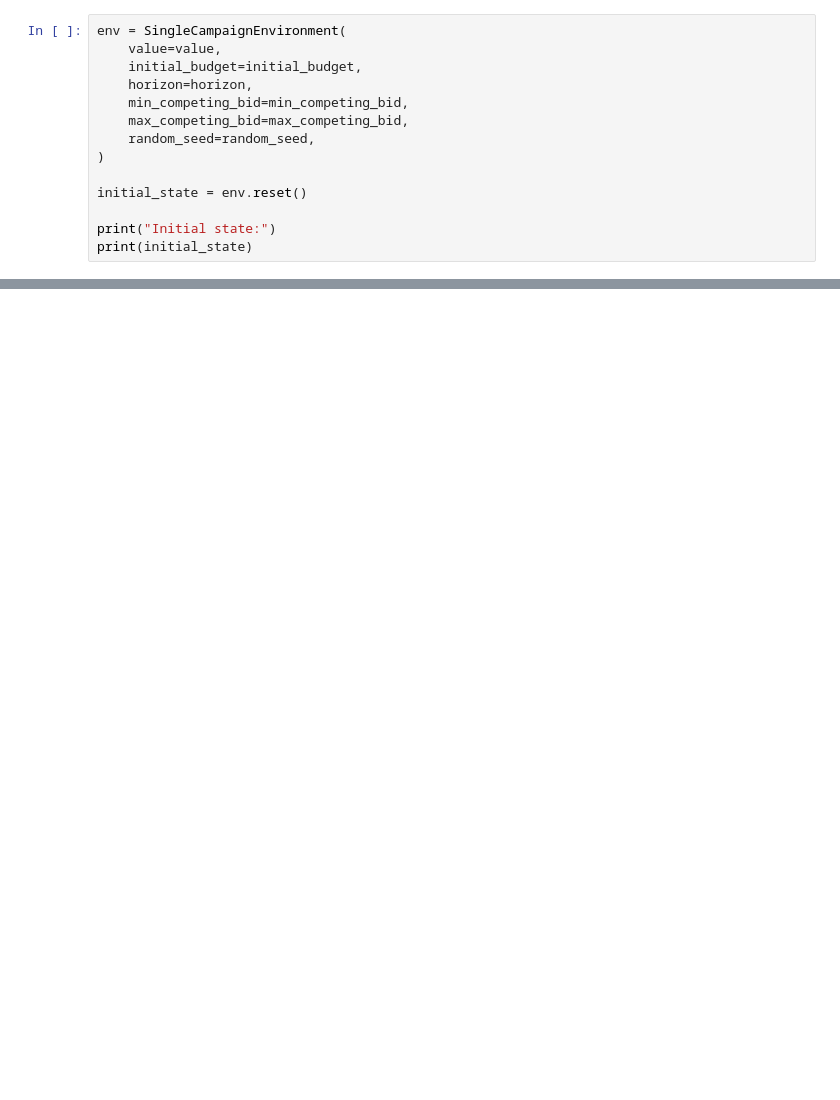
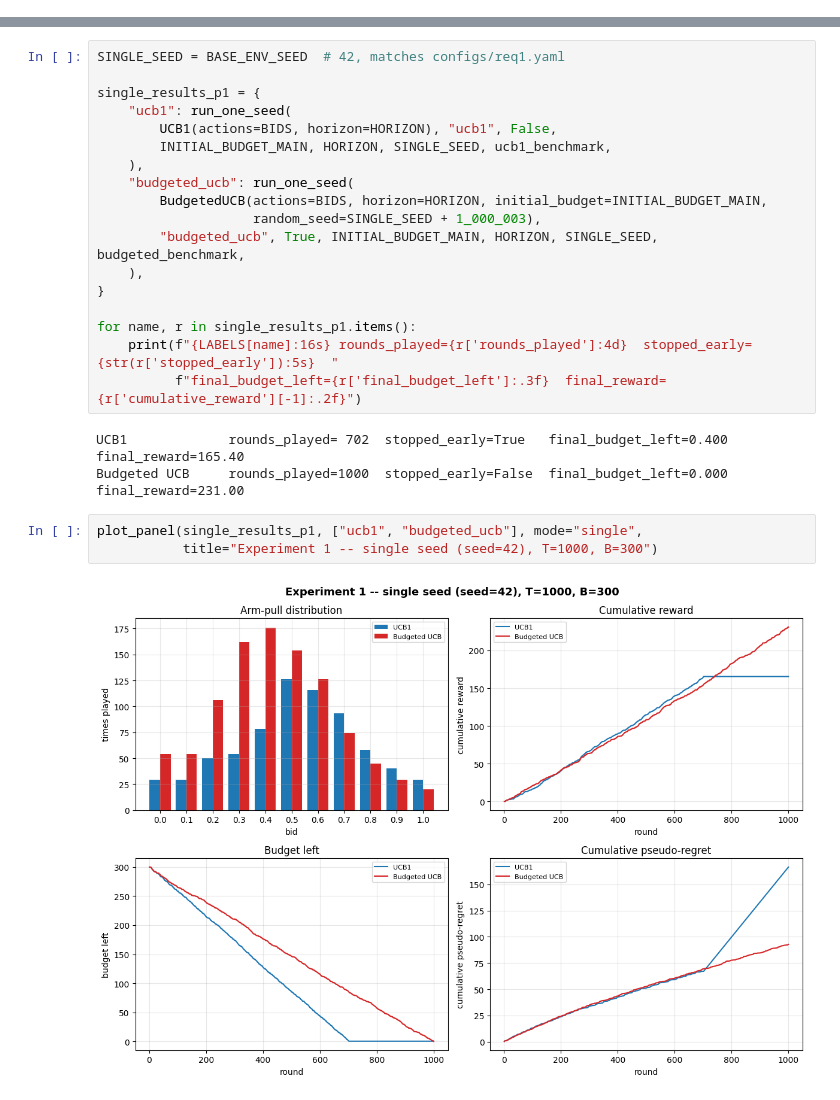
Before and after one commit to FoadZahediLabaf/OnlineAdvertisingBiddingStrategy, a Jupyter notebook: notebooks/req1_single_campaign.ipynb, the cells around one changed output, grey strips where cells are left out. Drawn from its saved outputs; the diff is of its cells as text; blank space fills up the shorter version.

```diff
--- a/notebooks/req1_single_campaign.ipynb
+++ b/notebooks/req1_single_campaign.ipynb
@@ -221,14 +0,0 @@ rho: 0.3
-# %%
-env = SingleCampaignEnvironment(
-    value=value,
-    initial_budget=initial_budget,
-    horizon=horizon,
-    min_competing_bid=min_competing_bid,
-    max_competing_bid=max_competing_bid,
-    random_seed=random_seed,
-)
-
-initial_state = env.reset()
-
-print("Initial state:")
-print(initial_state)
@@ -2477,0 +347,26 @@ budgeted_ucb
+# %%
+SINGLE_SEED = BASE_ENV_SEED  # 42, matches configs/req1.yaml
+
+single_results_p1 = {
+    "ucb1": run_one_seed(
+        UCB1(actions=BIDS, horizon=HORIZON), "ucb1", False,
+        INITIAL_BUDGET_MAIN, HORIZON, SINGLE_SEED, ucb1_benchmark,
+    ),
+    "budgeted_ucb": run_one_seed(
+        BudgetedUCB(actions=BIDS, horizon=HORIZON, initial_budget=INITIAL_BUDGET_MAIN,
+                    random_seed=SINGLE_SEED + 1_000_003),
+        "budgeted_ucb", True, INITIAL_BUDGET_MAIN, HORIZON, SINGLE_SEED, budgeted_benchmark,
+    ),
+}
+
+for name, r in single_results_p1.items():
+    print(f"{LABELS[name]:16s} rounds_played={r['rounds_played']:4d}  stopped_early={str(r['stopped_early']):5s}  "
+          f"final_budget_left={r['final_budget_left']:.3f}  final_reward={r['cumulative_reward'][-1]:.2f}")
+# %% [output]
+UCB1             rounds_played= 702  stopped_early=True   final_budget_left=0.400  final_reward=165.40
+Budgeted UCB     rounds_played=1000  stopped_early=False  final_budget_left=0.000  final_reward=231.00
+# %%
+plot_panel(single_results_p1, ["ucb1", "budgeted_ucb"], mode="single",
+           title="Experiment 1 -- single seed (seed=42), T=1000, B=300")
+# %% [output]
+[figure, added]
```
Also changed, not shown: parts of 92 cells of this notebook, 26 other files.
